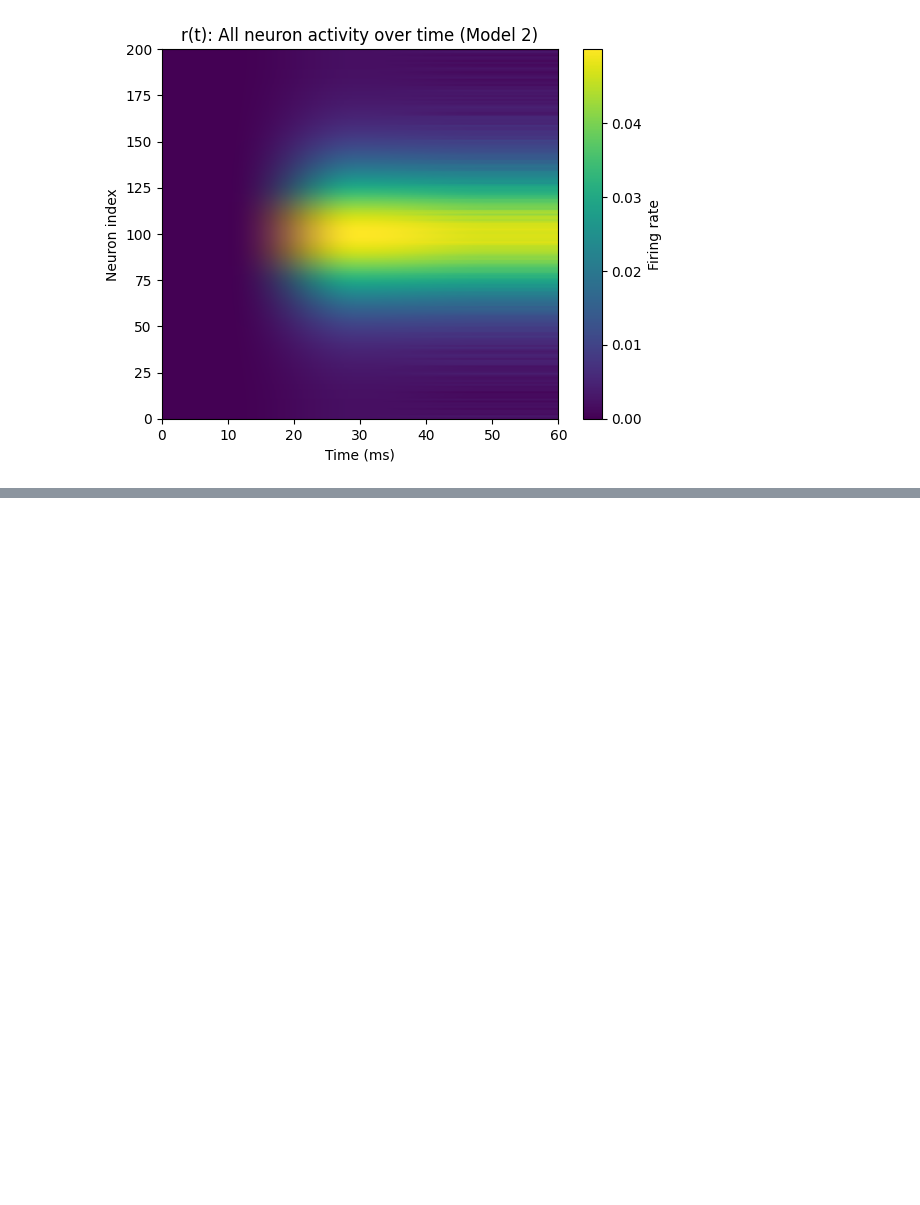
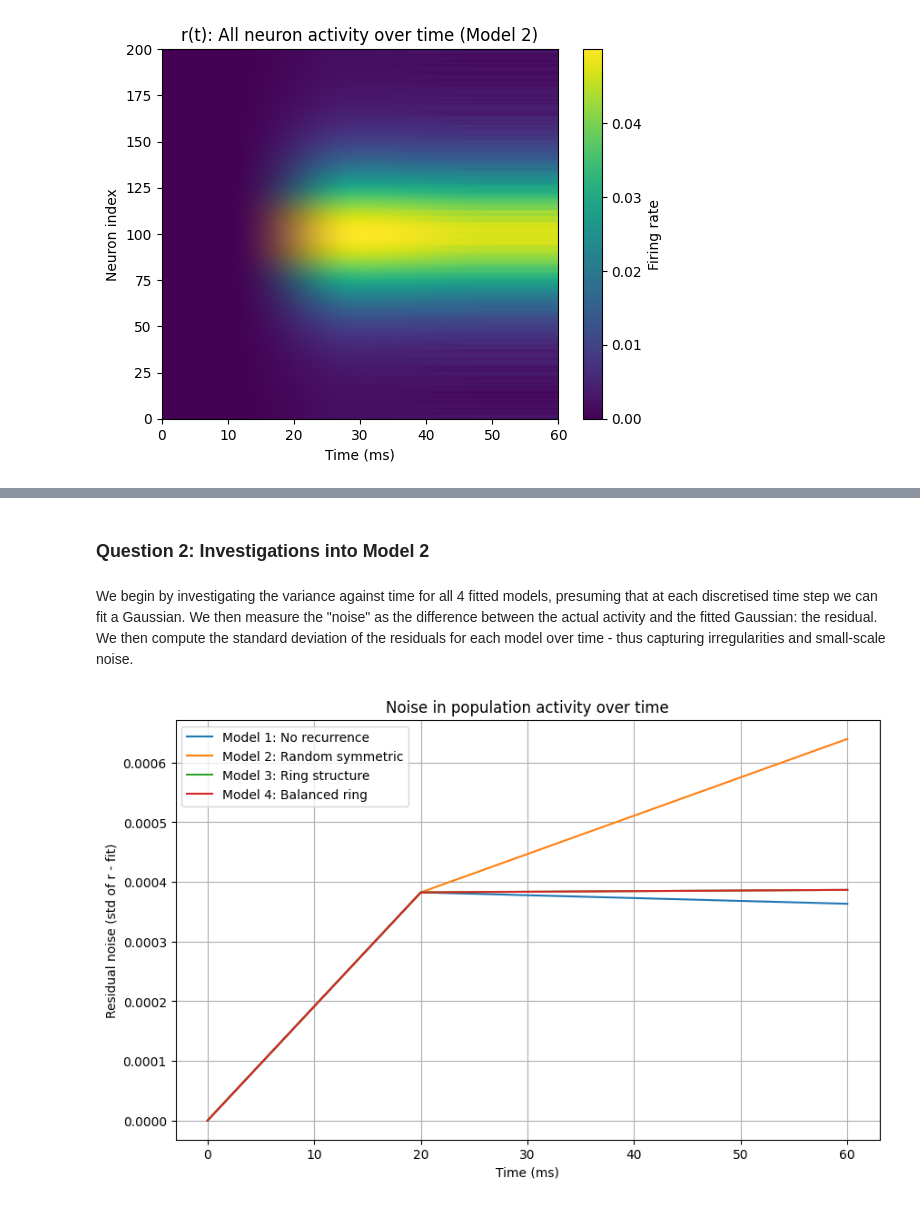
Before and after one commit to macaswalker/CompNeuroCam, a Jupyter notebook: Assignment 2/recurrent_neural_network_dynamics.ipynb, the cells around one changed output, grey strips where cells are left out. Cells and saved outputs as stored; diff of their text form; code cells hidden in the pictures; blank space fills up the shorter version.

```diff
--- a/Assignment 2/recurrent_neural_network_dynamics.ipynb
+++ b/Assignment 2/recurrent_neural_network_dynamics.ipynb
@@ -238,0 +324,49 @@ plt.show()
+# %% [markdown]
+### Question 2: Investigations into Model 2
+# %% [markdown]
+We begin by investigating the variance against time for all 4 fitted models, presuming that at each discretised time step we can fit a Gaussian. We then measure the "noise" as the difference between the actual activity and the fitted Gaussian: the residual. We then compute the standard deviation of the residuals for each model over time - thus capturing irregularities and small-scale noise.
+# %%
+def gaussian(x, A, mu, sigma, baseline):
+    return A * np.exp(-(x - mu)**2 / (2 * sigma**2)) + baseline
+
+def fit_gaussians_over_time(r_array, phi):
+    r_array = np.array(r_array[:-1])
+    sigma_list = []
+    residual_std_list = []
+
+    for r_t in r_array:
+        try:
+            A0 = np.max(r_t)
+            mu0 = phi[np.argmax(r_t)]
+            sigma0 = 0.5
+            baseline0 = np.min(r_t)
+            popt, _ = curve_fit(gaussian, phi, r_t, p0=[A0, mu0, sigma0, baseline0])
+            fitted = gaussian(phi, *popt)
+            residuals = r_t - fitted
+            sigma_list.append(popt[2])
+            residual_std_list.append(np.std(residuals))
+        except RuntimeError:
+            sigma_list.append(np.nan)
+            residual_std_list.append(np.nan)
+
+    return np.array(sigma_list), np.array(residual_std_list)
+# %%
+sigma_t_1, resid_t_1 = fit_gaussians_over_time(r_list_w1, phi)
+sigma_t_2, resid_t_2 = fit_gaussians_over_time(r_list_w2, phi)
+sigma_t_3, resid_t_3 = fit_gaussians_over_time(r_list_w3, phi)
+sigma_t_4, resid_t_4 = fit_gaussians_over_time([r[:len(phi)] for r in r_list_w4], phi)
+
+plt.figure(figsize=(10, 6))
+plt.plot(time_steps, resid_t_1, label="Model 1: No recurrence")
+plt.plot(time_steps, resid_t_2, label="Model 2: Random symmetric")
+plt.plot(time_steps, resid_t_3, label="Model 3: Ring structure")
+plt.plot(time_steps, resid_t_4, label="Model 4: Balanced ring")
+
+plt.xlabel("Time (ms)")
+plt.ylabel("Residual noise (std of r - fit)")
+plt.title("Noise in population activity over time")
+plt.legend()
+plt.grid(True)
+plt.show()
+# %% [output]
+[figure, added]
```
Also changed, not shown: parts of 10 cells of this notebook.
